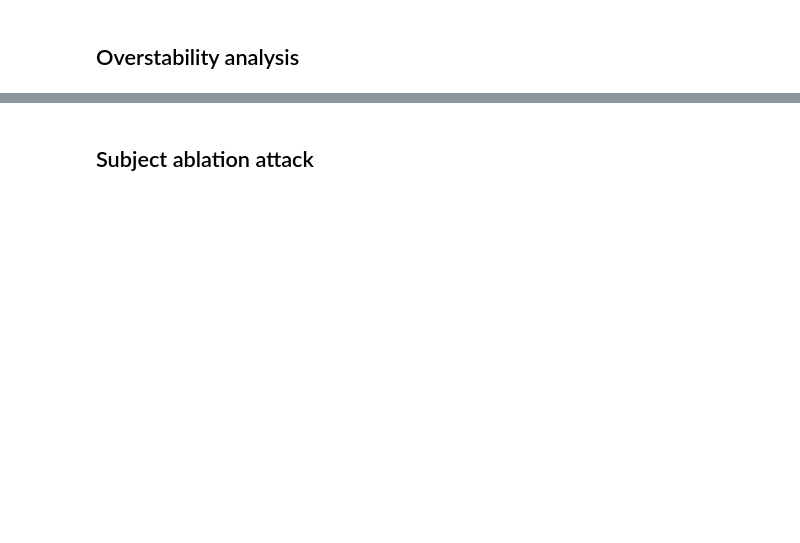
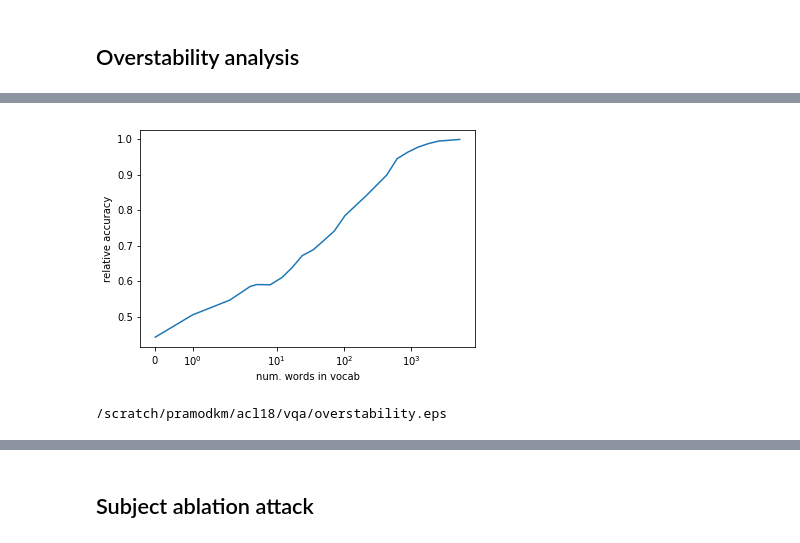
Before and after one commit to pramodkaushik/visual_qa_analysis, a Jupyter notebook: notebooks/integrated gradients.ipynb, the cells around one changed output, grey strips where cells are left out. Drawn from its saved outputs; the diff is of its cells as text; code cells hidden in the pictures; blank space fills up the shorter version.

```diff
--- a/notebooks/integrated gradients.ipynb
+++ b/notebooks/integrated gradients.ipynb
@@ -443,7 +467,7 @@ Union of the first three phrase attacks: 0.19603083
 ### Prefix the question itself
 # %%
 net.eval()
-accs = []
+repeat_question_accs = []
 num_batches = 0
 # iterator over the validation dataset
 tq = tqdm(LOADER, desc='{} E{:03d}'.format(PREFIX, 0), ncols=0)
@@ -470,12 +494,12 @@ for v, q, a, idx, q_len in tq:
 
     acc = utils.batch_accuracy(out.data, a.data).cpu()
 
-    accs.append(np.array(acc.view(-1)))
+    repeat_question_accs.append(np.array(acc.view(-1)))
     del v, q, a, idx, q_len, q_emb, acc, out, old_q
 
     if num_batches >= MAX_NUM_BATCHES:
         break
     num_batches += 1
 
-accs = list(np.concatenate(accs, axis=0))
+repeat_question_accs = list(np.concatenate(repeat_question_accs, axis=0))
 # %%
@@ -490,7 +514,9 @@ top_k = 1
 with open(ATTRS_TSV) as f:
     for line in f:
         line = line.strip()
-        question_attrs = line.split('\t')[0]
+        question_attrs, baseline_answer, predicted_answer, _, _, _ = line.split('\t')
+        if baseline_answer == predicted_answer:
+            continue
         question_tokens = []
         attrs = []
         for word_attr in question_attrs.split('||'):
@@ -500,3 +526,4 @@ with open(ATTRS_TSV) as f:
         k = min(top_k, len(question_tokens))
         # get top k words by attribution
         counts_list.extend([question_tokens[i].strip() for i in np.argpartition(attrs, -k)[-k:]])
+counts_list = [w for w, _ in Counter(counts_list).most_common(len(counts_list))]
@@ -508,11 +535,12 @@ with open(ATTRS_TSV) as f:
 curve_data = {}
 question_lengths = {}
 all_accs = []
-for K in np.unique(np.floor(np.geomspace(1, len(Counter(counts_list)), 25))):
+for K in np.append(0, np.unique(np.floor(np.geomspace(1, len(Counter(counts_list)), 25)))):
     # take K most top attributed words
     if K in curve_data:
         continue
-    whitelist = set([vocab_json['question'][w] for w, c in Counter(counts_list).most_common(int(K))])
+    #whitelist = set([vocab_json['question'][w] for w, c in Counter(counts_list).most_common(int(K))])
+    whitelist = set([vocab_json['question'][w] for w in counts_list[:int(K)]]) if K > 0 else set()
     print(len(whitelist))
     accs = []
     num_batches = 0
@@ -534,7 +562,6 @@ for K in np.unique(np.floor(np.geomspace(1, len(Counter(counts_list)), 25))):
             for word_i, w in enumerate(q[batch_i,:int(q_len[batch_i])]):
                 if int(w) in whitelist:
                     new_q[batch_i, len_counter] = int(w)
-                    #new_q[batch_i, word_i] = int(w)
                     len_counter += 1
             if len_counter == 0:
                 len_counter = 1
@@ -564,7 +591,7 @@ for K in np.unique(np.floor(np.geomspace(1, len(Counter(counts_list)), 25))):
         accs.append(np.array(acc.view(-1)))
         del v, q, a, idx, q_len, q_emb, acc, out, old_q, sorted_idxs, old_q_len, new_q
 
-        if num_batches >= 200:
+        if num_batches >= MAX_NUM_BATCHES:
             break
         num_batches += 1
 
@@ -624,3 +612,15 @@ accuracy for  78.0  is 0.46051383
+# %%
+plt.plot(curve_data.keys(), np.divide(list(curve_data.values()), np.mean(orig_accs)))
+plt.xscale('symlog')
+plt.xlabel('num. words in vocab')
+plt.ylabel('relative accuracy')
+plt.savefig(OVERSTABILITY_CURVE_FILE, format='eps')
+plt.savefig(OVERSTABILITY_CURVE_FILE.replace('eps','png'), format='png')
+plt.show()
+print(OVERSTABILITY_CURVE_FILE)
+# %% [output]
+[figure, added]
+/scratch/pramodkm/acl18/vqa/overstability.eps
 # %%
 curve_data
 # %% [output]
```
Also changed, not shown: parts of 49 cells of this notebook, 2 other files.
